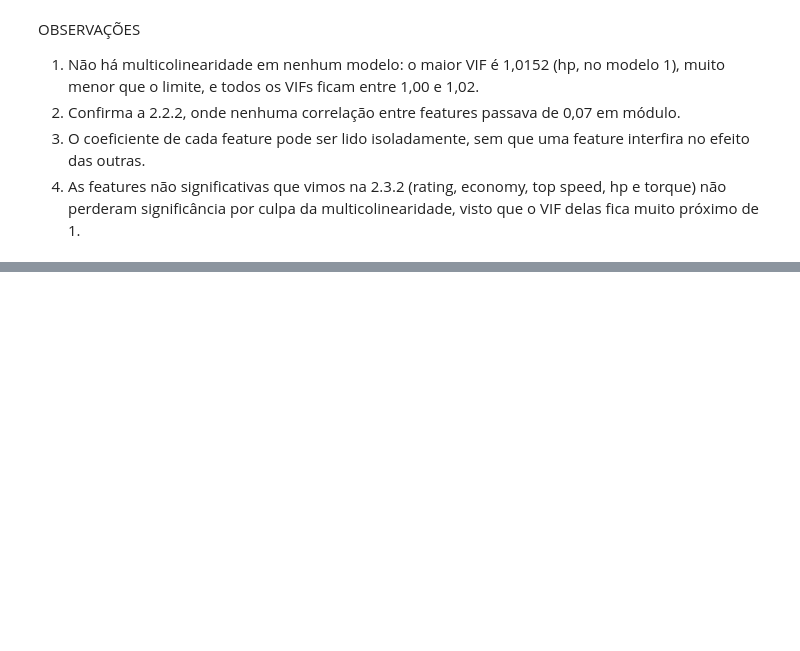
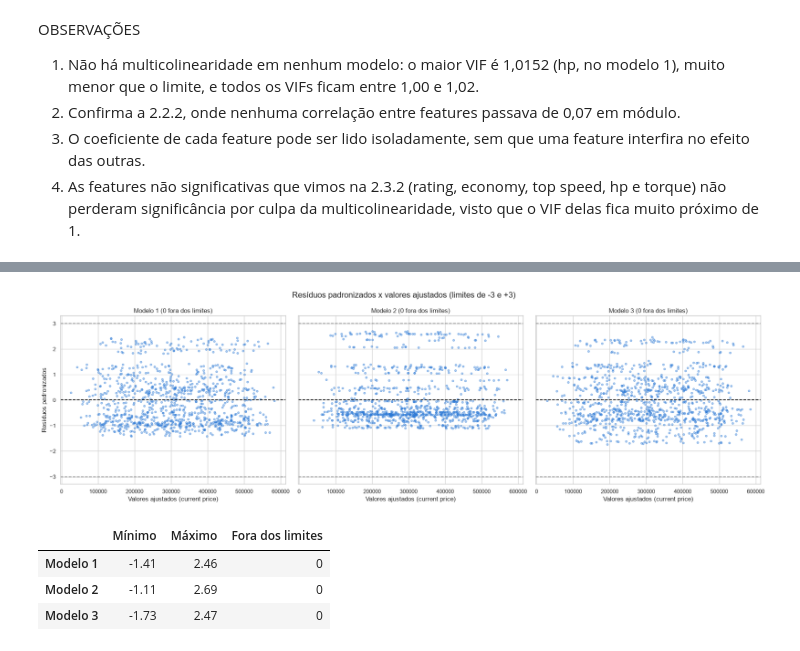
Before and after one commit to joaopdroslv/modelos-de-regressao-pucminas, a Jupyter notebook: Atividades/Lista_1/notebooks/Lista_1 - Análises.ipynb, the cells around one changed output, grey strips where cells are left out. Drawn from its saved outputs; the diff is of its cells as text; code cells hidden in the pictures; blank space fills up the shorter version.

```diff
--- a/Atividades/Lista_1/notebooks/Lista_1 - Análises.ipynb
+++ b/Atividades/Lista_1/notebooks/Lista_1 - Análises.ipynb
@@ -1531,0 +1579,34 @@ OBSERVAÇÕES
+# %%
+residuos_padronizados_carros = {}
+fig, axes = plt.subplots(1, 3, figsize=(20, 6), sharex=True, sharey=True)
+
+for ax, (nome, modelo) in zip(axes, modelos_carros.items()):
+    rp = pd.Series(modelo.get_influence().resid_studentized_internal, index=carros.index)
+    residuos_padronizados_carros[nome] = rp
+    extremos = rp.abs() > 3
+
+    ax.scatter(modelo.fittedvalues[~extremos], rp[~extremos], color=cor, alpha=0.4, s=15)
+    ax.scatter(modelo.fittedvalues[extremos], rp[extremos], color='#e34948', s=40)
+    ax.axhline(y=0, color='black', linestyle='--')
+    ax.axhline(y=3, color='gray', linestyle='--')
+    ax.axhline(y=-3, color='gray', linestyle='--')
+    ax.set_title(f'{nome} ({extremos.sum()} fora dos limites)')
+    ax.set_xlabel('Valores ajustados (current price)')
+
+axes[0].set_ylabel('Resíduos padronizados')
+fig.suptitle('Resíduos padronizados x valores ajustados (limites de -3 e +3)', fontsize=16)
+plt.tight_layout()
+plt.show()
+# %% [output]
+[figure, added]
+# %%
+# Resumo por modelo
+pd.DataFrame({
+    nome: {'Mínimo': rp.min(), 'Máximo': rp.max(), 'Fora dos limites': int((rp.abs() > 3).sum())}
+    for nome, rp in residuos_padronizados_carros.items()
+}).T.round(2).astype({'Fora dos limites': int})
+# %% [output]
+|  | Mínimo | Máximo | Fora dos limites |
+| Modelo 1 | -1.41 | 2.46 | 0 |
+| Modelo 2 | -1.11 | 2.69 | 0 |
+| Modelo 3 | -1.73 | 2.47 | 0 |
```
Also changed, not shown: parts of 5 cells of this notebook.
